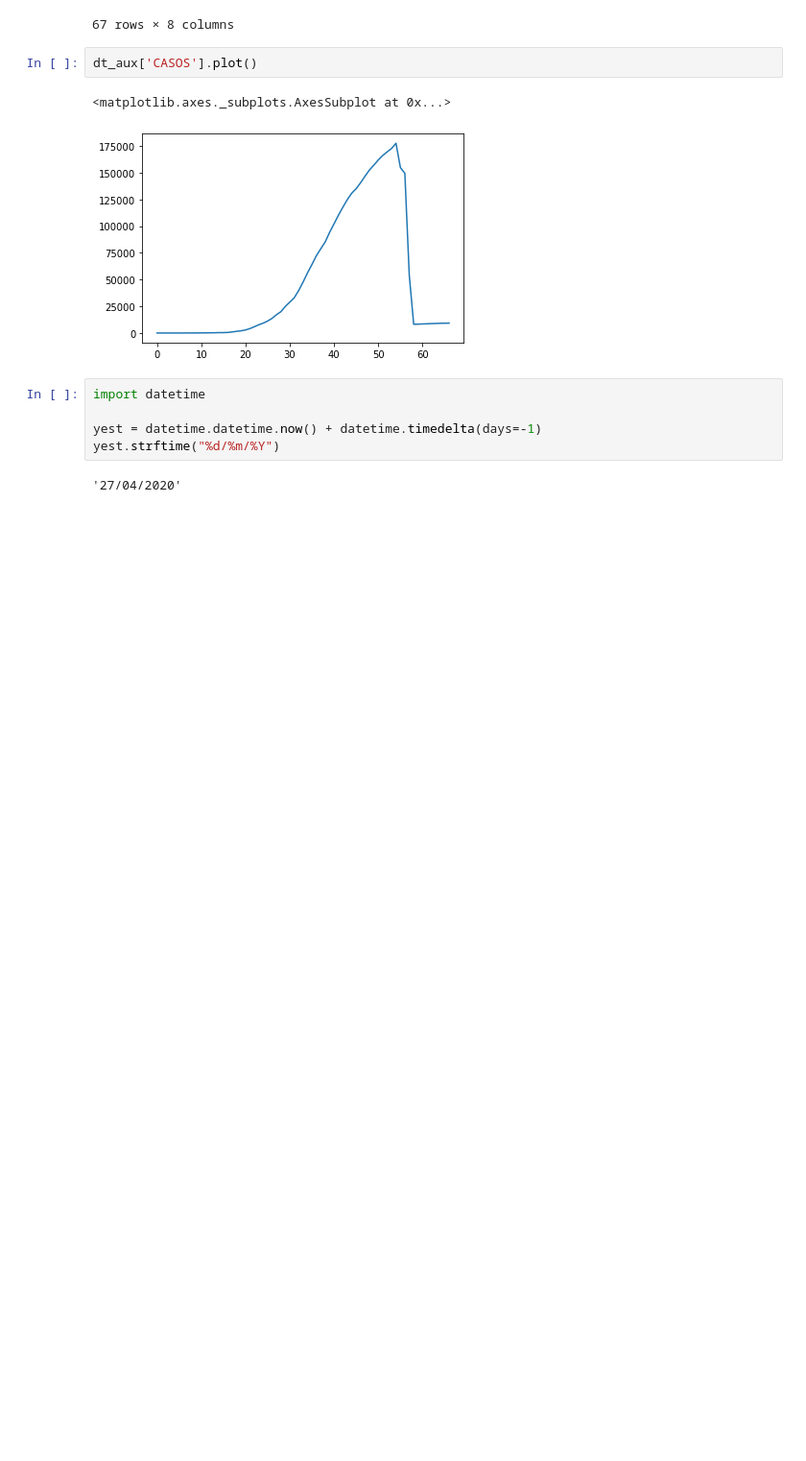
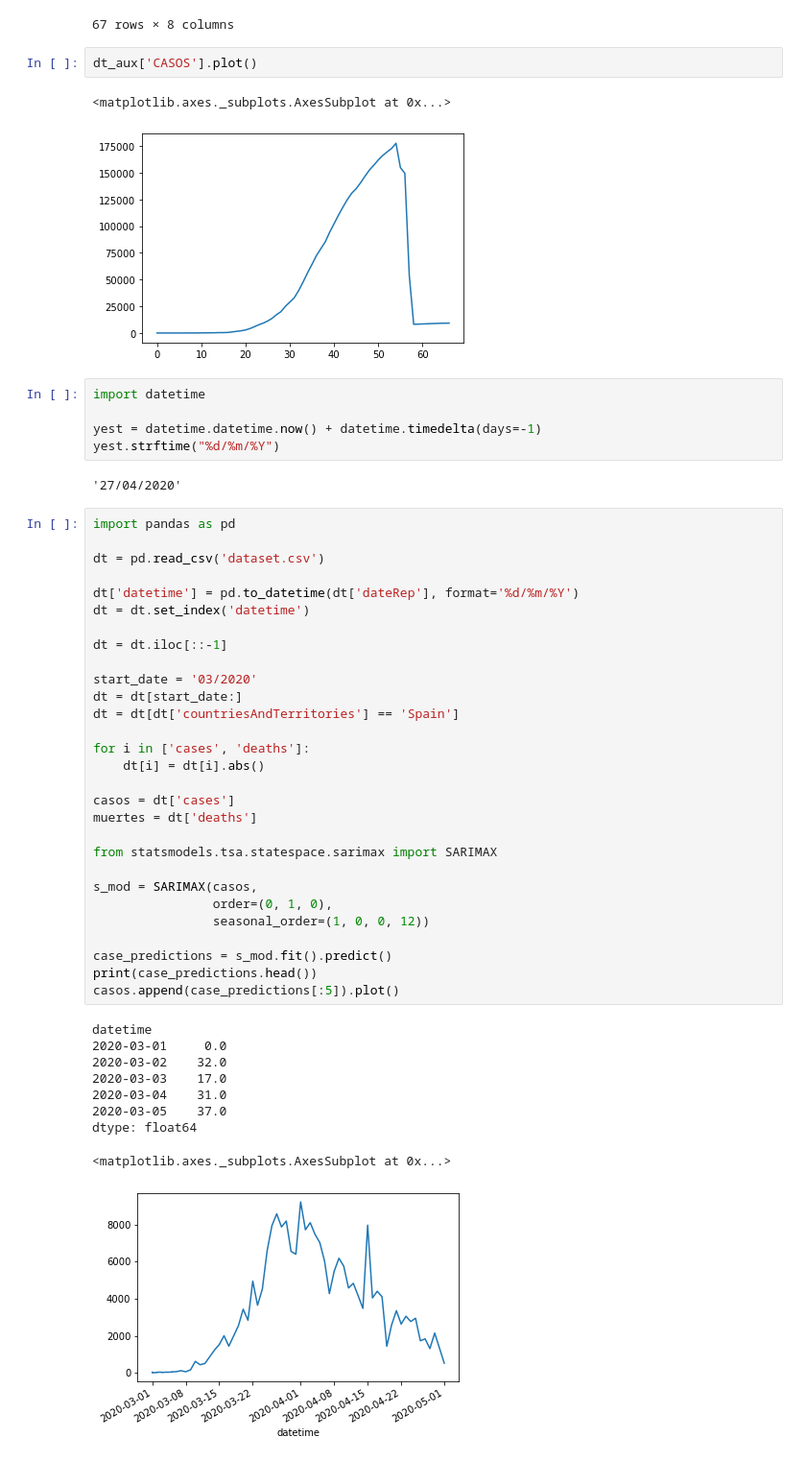
Before and after one commit to VicentePerezSoloviev/covid, a Jupyter notebook: pruebas.ipynb, the cells around one changed output. Shown at 96% size. Drawn from its saved outputs; the diff is of its cells as text; blank space fills up the shorter version.

Commit message:
COVID dates update

```diff
--- a/pruebas.ipynb
+++ b/pruebas.ipynb
@@ -86,3 +86,42 @@ yest = datetime.datetime.now() + datetime.timedelta(days=-1)
 yest.strftime("%d/%m/%Y")
 # %% [output]
 '27/04/2020'
+# %%
+import pandas as pd
+
+dt = pd.read_csv('dataset.csv')
+
+dt['datetime'] = pd.to_datetime(dt['dateRep'], format='%d/%m/%Y')
+dt = dt.set_index('datetime')
+
+dt = dt.iloc[::-1]
+
+start_date = '03/2020'
+dt = dt[start_date:]
+dt = dt[dt['countriesAndTerritories'] == 'Spain']
+
+for i in ['cases', 'deaths']:
+    dt[i] = dt[i].abs()
+
+casos = dt['cases']
+muertes = dt['deaths']
+
+from statsmodels.tsa.statespace.sarimax import SARIMAX
+
+s_mod = SARIMAX(casos,
+                order=(0, 1, 0),
+                seasonal_order=(1, 0, 0, 12))
+
+case_predictions = s_mod.fit().predict()
+print(case_predictions.head())
+casos.append(case_predictions[:5]).plot()
+# %% [output]
+datetime
+2020-03-01     0.0
+2020-03-02    32.0
+2020-03-03    17.0
+2020-03-04    31.0
+2020-03-05    37.0
+dtype: float64
+<matplotlib.axes._subplots.AxesSubplot at 0x...>
+[figure, added]
```
Also changed, not shown: parts of 7 cells of this notebook, 14 other files.
